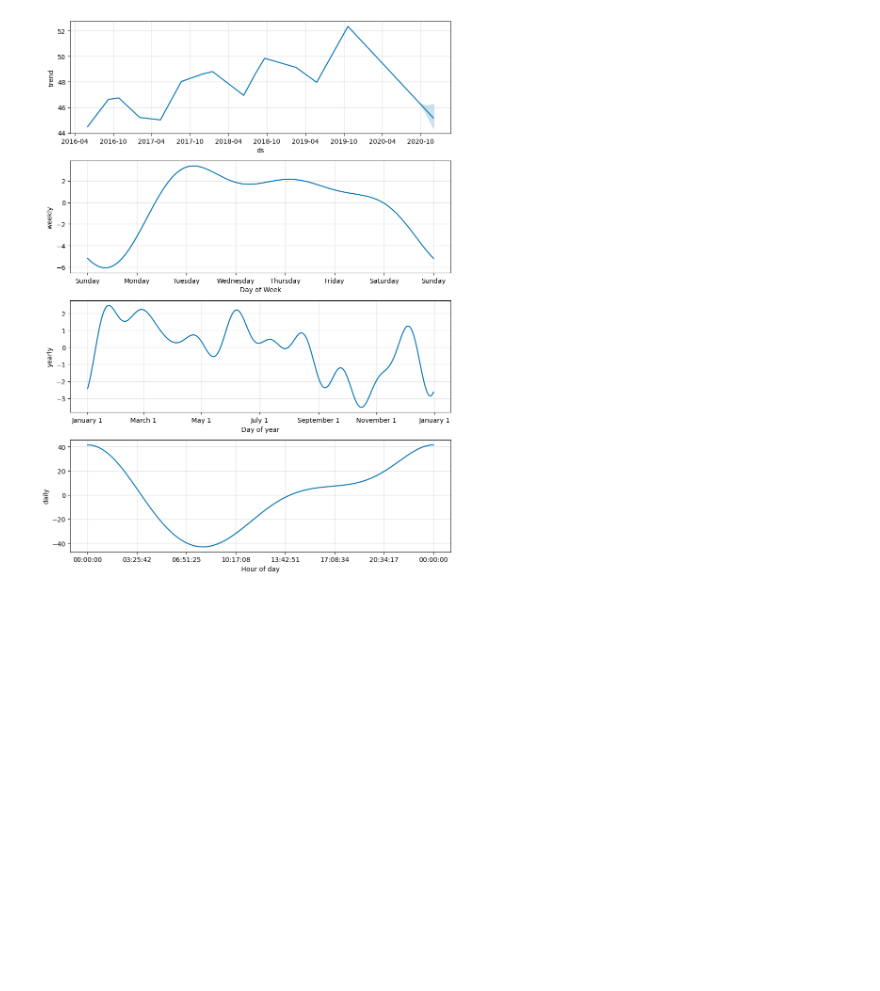
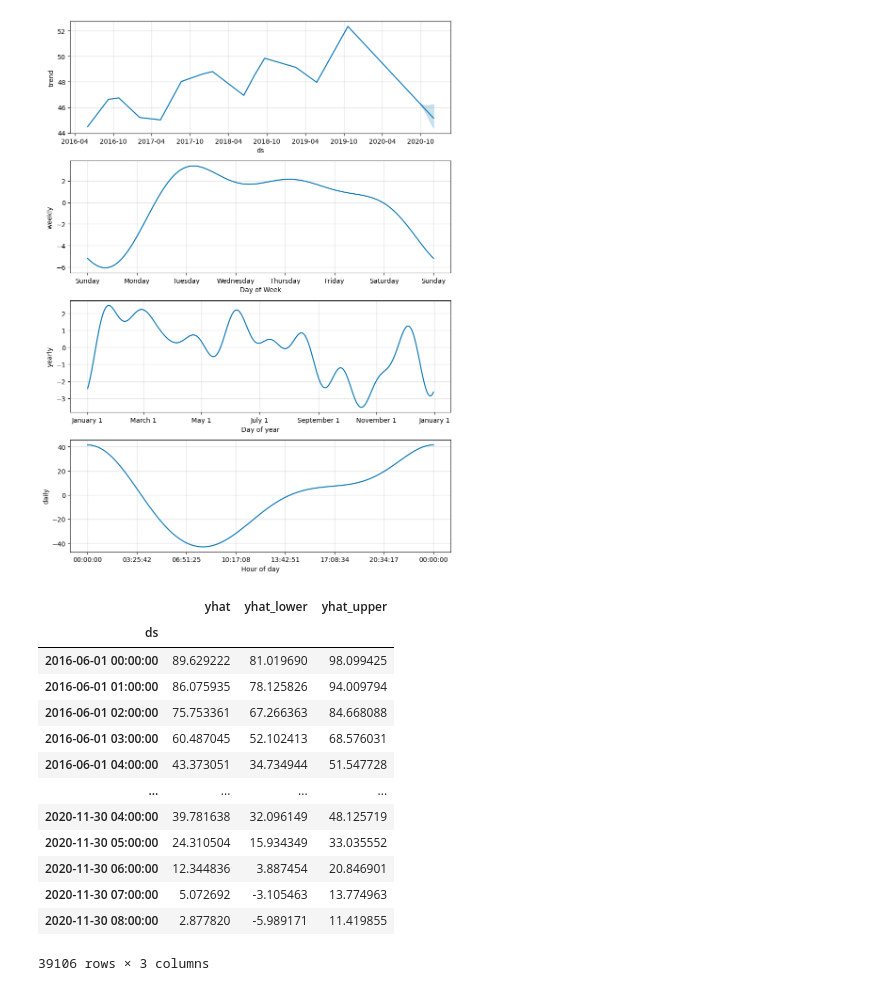
Before and after one commit to Shantesh123/Command_Line_Testing, a Jupyter notebook: Copy_of_!pip_install_prophet.ipynb, the cells around one changed output. Cells and saved outputs as stored; diff of their text form; code cells hidden in the pictures; blank space fills up the shorter version.

```diff
--- a/Copy_of_!pip_install_prophet.ipynb
+++ b/Copy_of_!pip_install_prophet.ipynb
@@ -390,3 +390,26 @@ prophet_model.plot_components(forecast_mercado_trends)
 # %% [output]
 [figure]
 [figure]
+# %%
+# Set the index in the forecast_mercado_trends DataFrame to the ds datetime column
+forecast_mercado_trends.set_index('ds', inplace=True)
+
+# View the only the yhat,yhat_lower and yhat_upper columns from the DataFrame
+yhat_columns = ['yhat', 'yhat_lower', 'yhat_upper']
+forecast_mercado_trends_filtered = forecast_mercado_trends[yhat_columns]
+display(forecast_mercado_trends_filtered)
+# %% [output]
+|  | yhat | yhat_lower | yhat_upper |
+| ds |  |  |  |
+| 2016-06-01 00:00:00 | 89.629222 | 81.019690 | 98.099425 |
+| 2016-06-01 01:00:00 | 86.075935 | 78.125826 | 94.009794 |
+| 2016-06-01 02:00:00 | 75.753361 | 67.266363 | 84.668088 |
+| 2016-06-01 03:00:00 | 60.487045 | 52.102413 | 68.576031 |
+| 2016-06-01 04:00:00 | 43.373051 | 34.734944 | 51.547728 |
+| ... | ... | ... | ... |
+| 2020-11-30 04:00:00 | 39.781638 | 32.096149 | 48.125719 |
+| 2020-11-30 05:00:00 | 24.310504 | 15.934349 | 33.035552 |
+| 2020-11-30 06:00:00 | 12.344836 | 3.887454 | 20.846901 |
+| 2020-11-30 07:00:00 | 5.072692 | -3.105463 | 13.774963 |
+| 2020-11-30 08:00:00 | 2.877820 | -5.989171 | 11.419855 |
+39106 rows × 3 columns
```
Also changed, not shown: parts of 1 cell of this notebook.
